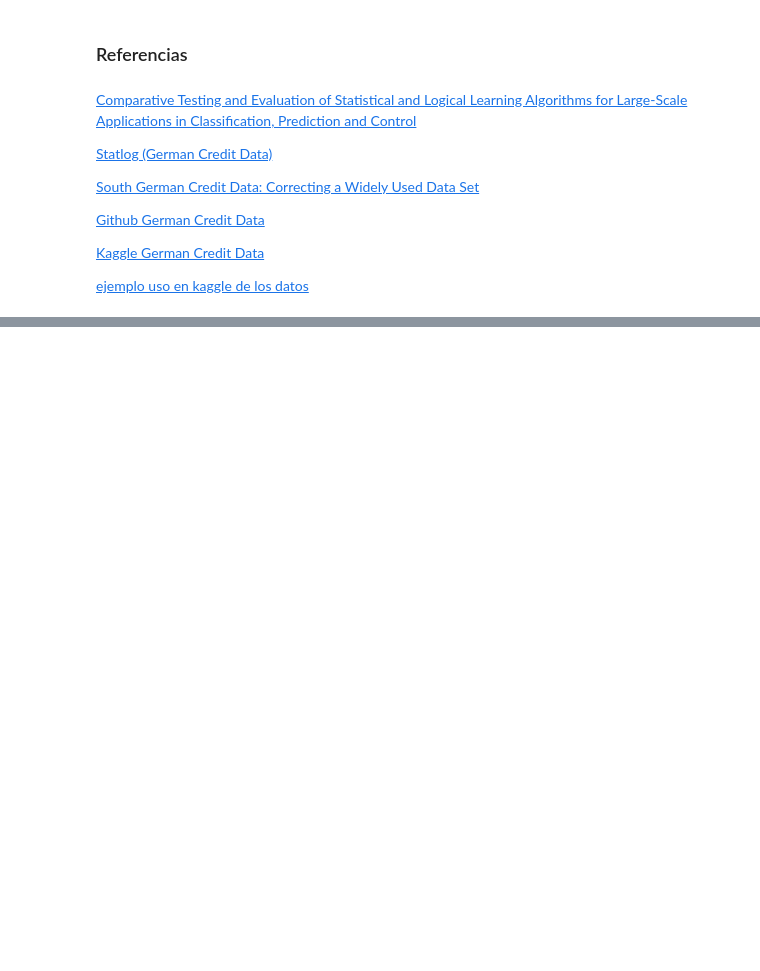
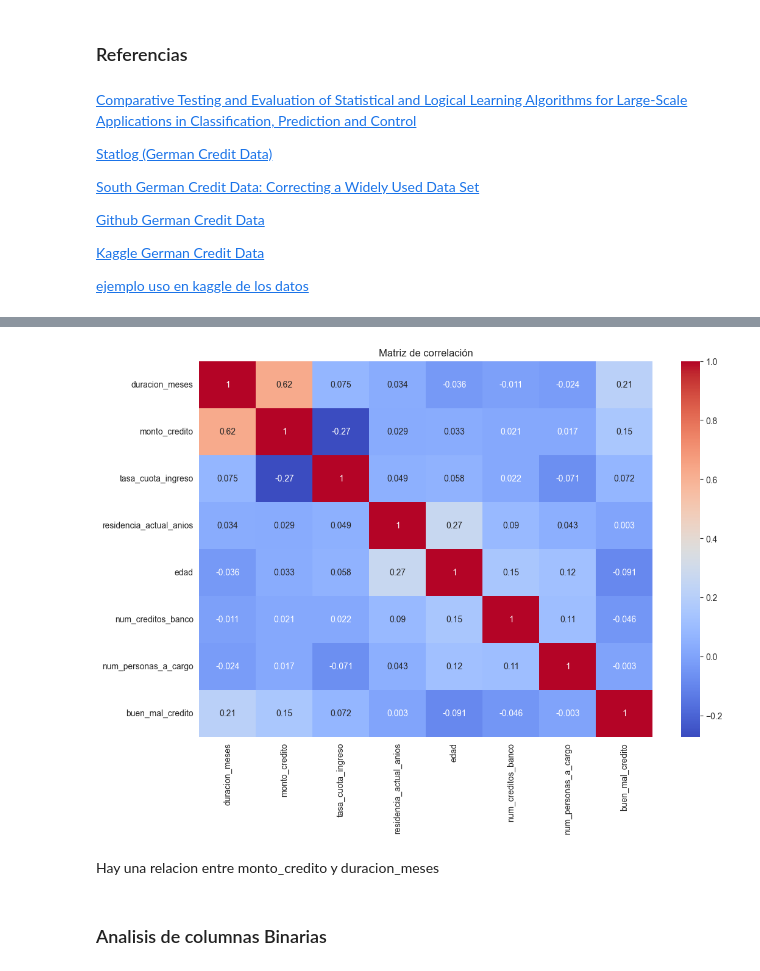
Before and after one commit to ezemartlopez/TP-Integrador-Equidad-en-Aprendizaje-Autom-tico, a Jupyter notebook: analisis_german_credit.ipynb, the cells around one changed output, grey strips where cells are left out. Drawn from its saved outputs; the diff is of its cells as text; code cells hidden in the pictures; blank space fills up the shorter version.

```diff
--- a/analisis_german_credit.ipynb
+++ b/analisis_german_credit.ipynb
@@ -99,0 +342,17 @@ Existen múltiples repositorios en GitHub, así como competiciones y kernels en
+# %%
+import matplotlib.pyplot as plt
+import seaborn as sns
+
+corr = df[integer_cols + ['buen_mal_credito']].corr()
+
+plt.figure(figsize=(12, 8))  # Aumenta el ancho (12) y la altura (8) según convenga
+sns.heatmap(corr, annot=True, cmap='coolwarm')
+
+plt.title('Matriz de correlación')
+plt.show()
+# %% [output]
+[figure, added]
+# %% [markdown]
+Hay una relacion entre monto_credito y duracion_meses
+# %% [markdown]
+### Analisis de columnas Binarias
```
Also changed, not shown: parts of 20 cells of this notebook.
